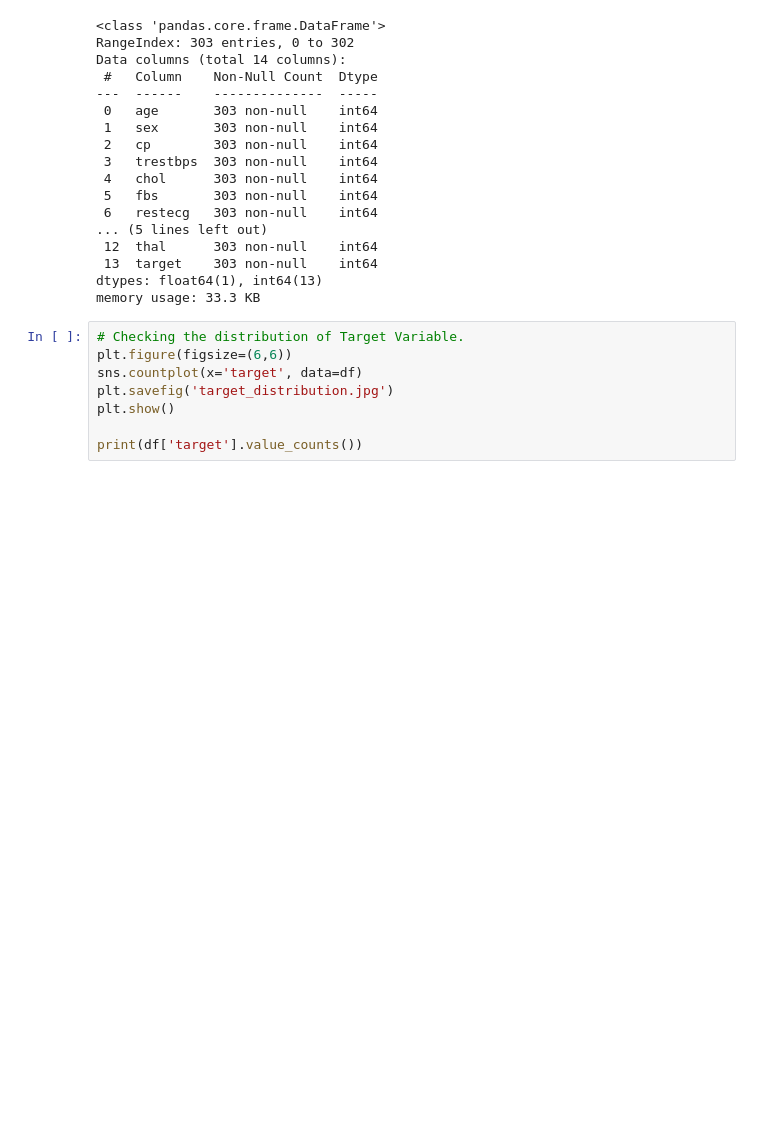
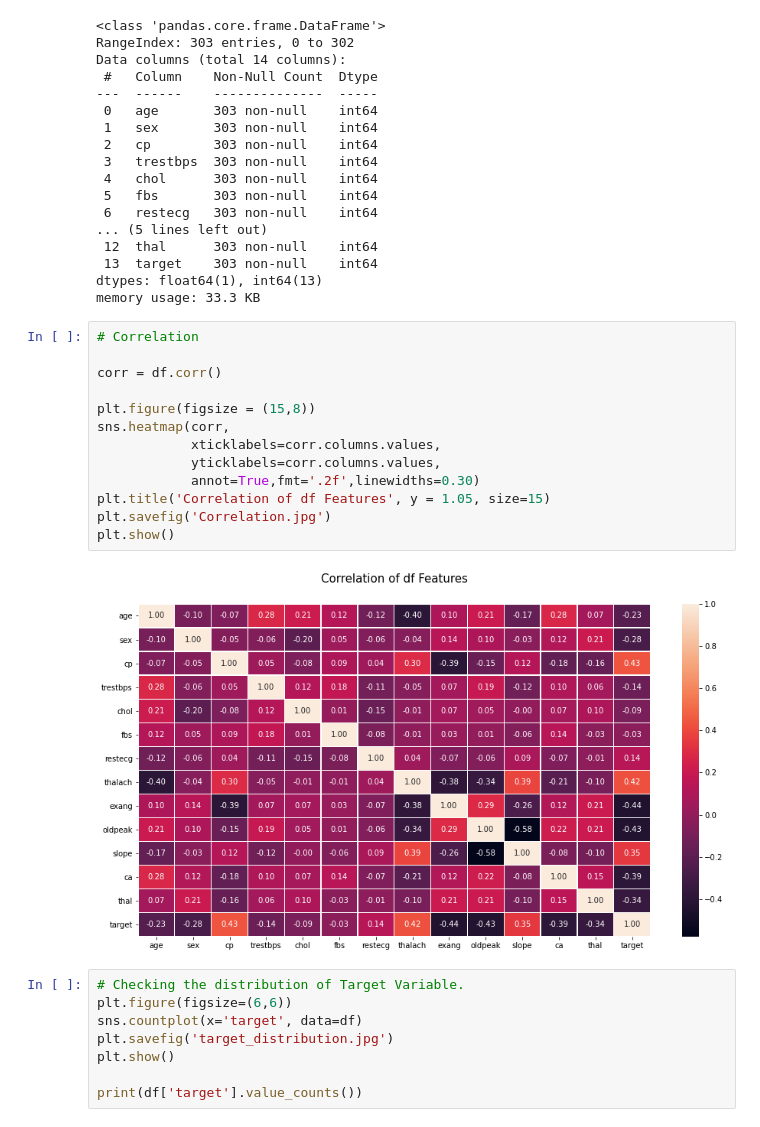
Before and after one commit to Daro1791/Machine-Learning---Heart-Disease-Prediction, a Jupyter notebook: HeartDiseasePrediction.ipynb, the cells around one changed output. Drawn from its saved outputs; the diff is of its cells as text; blank space fills up the shorter version.

```diff
--- a/HeartDiseasePrediction.ipynb
+++ b/HeartDiseasePrediction.ipynb
@@ -144,6 +158,21 @@ Data columns (total 14 columns):
  13  target    303 non-null    int64
 dtypes: float64(1), int64(13)
 memory usage: 33.3 KB
+# %%
+# Correlation
+
+corr = df.corr()
+
+plt.figure(figsize = (15,8))
+sns.heatmap(corr,
+            xticklabels=corr.columns.values,
+            yticklabels=corr.columns.values,
+            annot=True,fmt='.2f',linewidths=0.30)
+plt.title('Correlation of df Features', y = 1.05, size=15)
+plt.savefig('Correlation.jpg')
+plt.show()
+# %% [output]
+[figure, added]
 # %%
 # Checking the distribution of Target Variable.
 plt.figure(figsize=(6,6))
```
Also changed, not shown: parts of 7 cells of this notebook, 1 other file.
